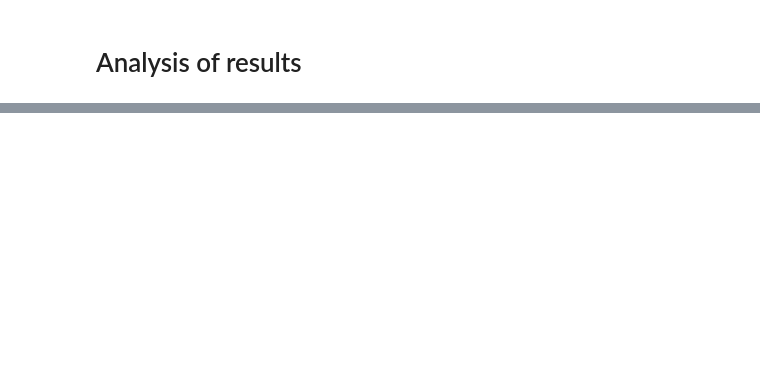
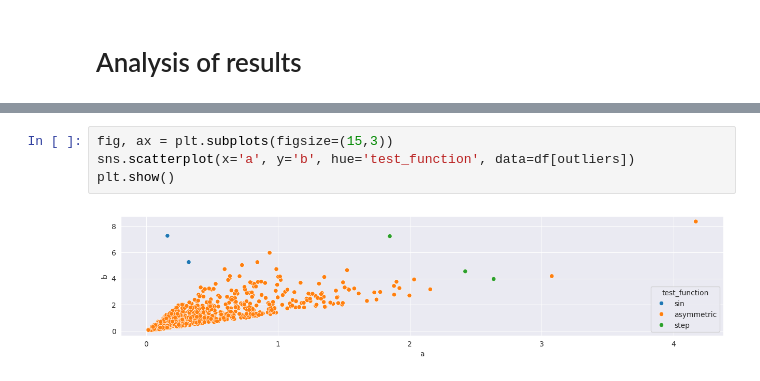
Before and after one commit to migueltorrescosta/notebooks, a Jupyter notebook: Scribbles/NumericalIntegration.ipynb, the cells around one changed output, grey strips where cells are left out. Drawn from its saved outputs; the diff is of its cells as text; blank space fills up the shorter version.

```diff
--- a/Scribbles/NumericalIntegration.ipynb
+++ b/Scribbles/NumericalIntegration.ipynb
@@ -88,0 +108,6 @@ plt.show()
+# %%
+fig, ax = plt.subplots(figsize=(15,3))
+sns.scatterplot(x='a', y='b', hue='test_function', data=df[outliers])
+plt.show()
+# %% [output]
+[figure, added]
```
Also changed, not shown: parts of 7 cells of this notebook.
